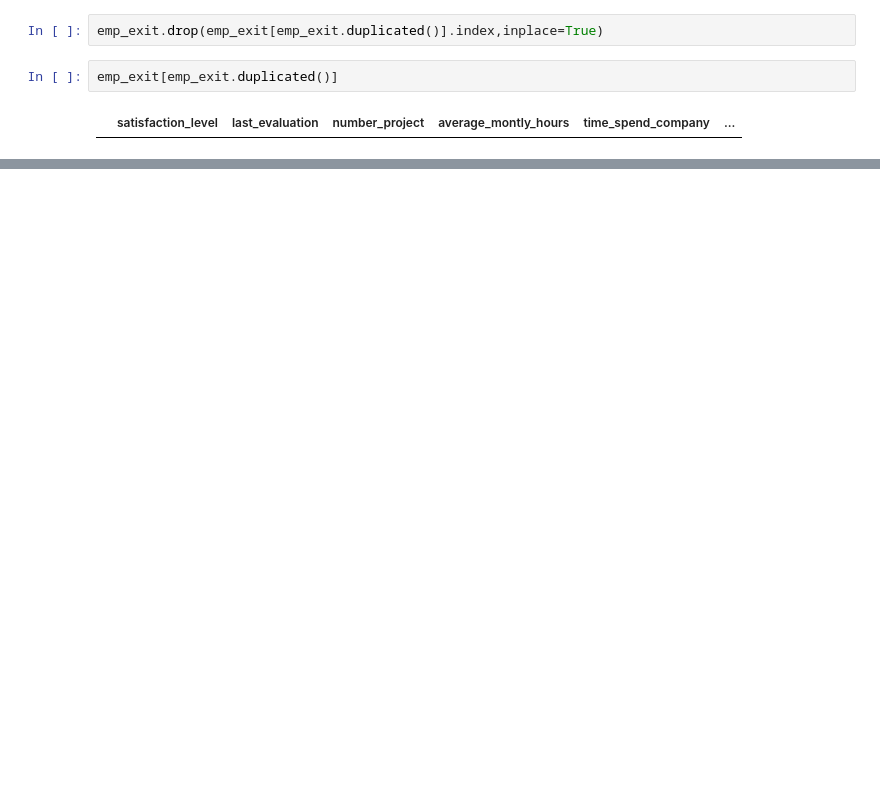
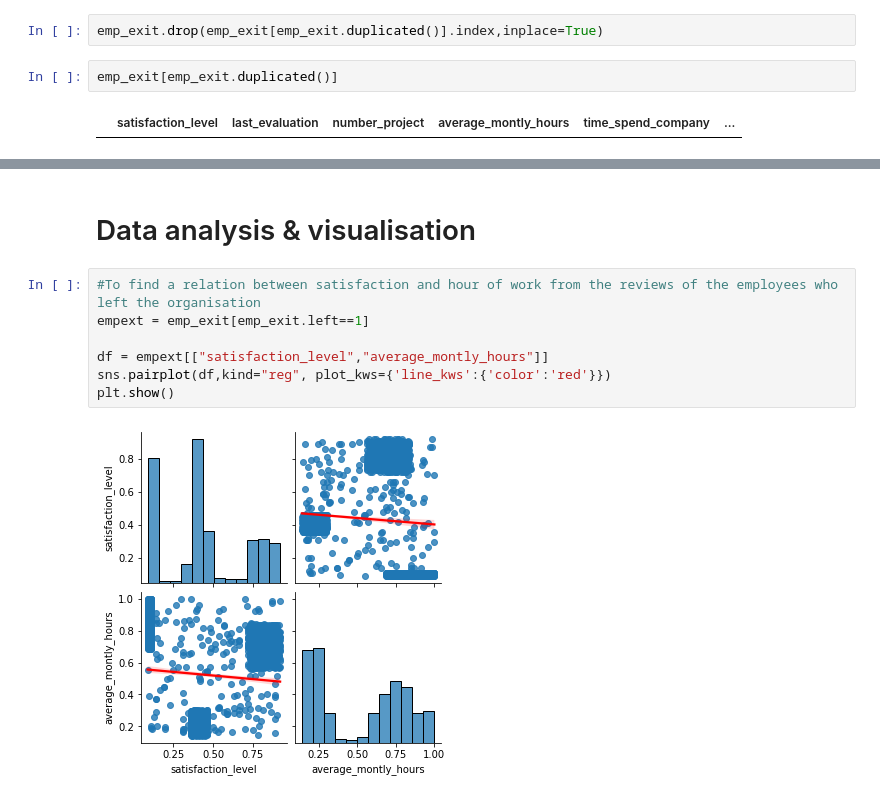
Before and after one commit to ankitkarmakar95/Manage_employee_exit_using_neural_netwrok, a Jupyter notebook: Manage_employee_exit_using_neural_netwrok.ipynb, the cells around one changed output, grey strips where cells are left out. Cells and saved outputs as stored; diff of their text form; blank space fills up the shorter version.

```diff
--- a/Manage_employee_exit_using_neural_netwrok.ipynb
+++ b/Manage_employee_exit_using_neural_netwrok.ipynb
@@ -109,0 +131,11 @@ emp_exit
+# %% [markdown]
+# Data analysis & visualisation
+# %%
+#To find a relation between satisfaction and hour of work from the reviews of the employees who left the organisation
+empext = emp_exit[emp_exit.left==1]
+
+df = empext[["satisfaction_level","average_montly_hours"]]
+sns.pairplot(df,kind="reg", plot_kws={'line_kws':{'color':'red'}})
+plt.show()
+# %% [output]
+[figure, added]
```
Also changed, not shown: parts of 22 cells of this notebook.
